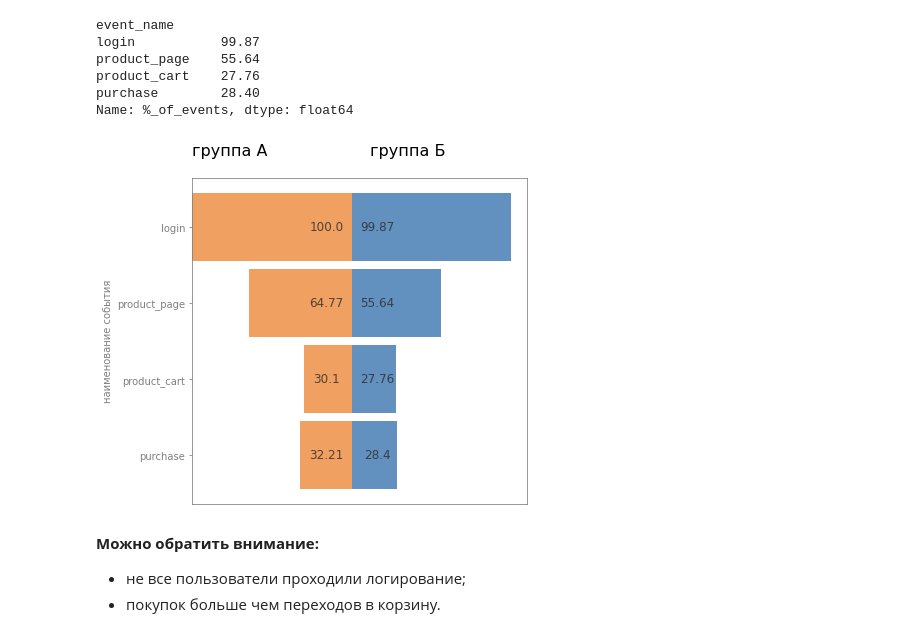
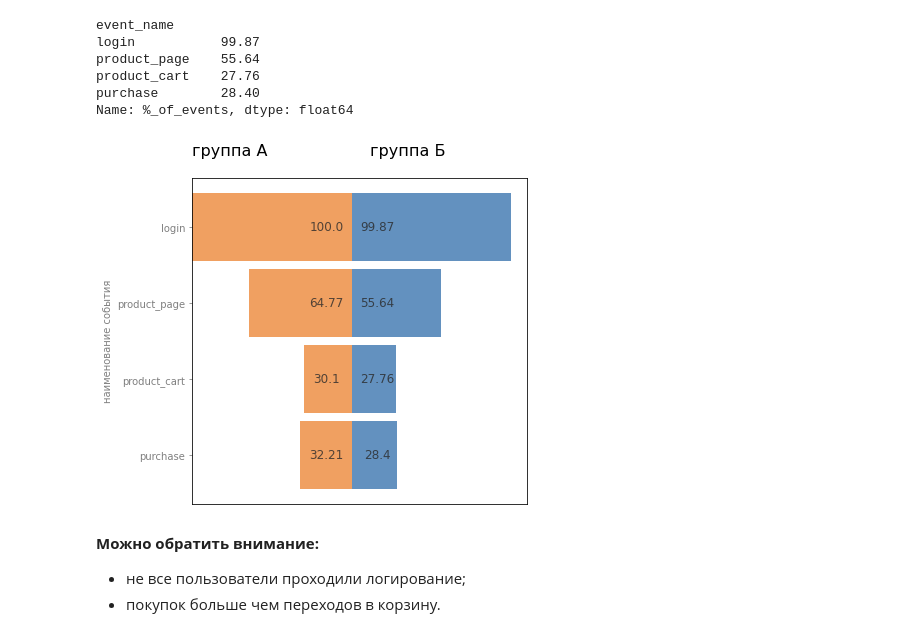
Before and after one commit to Maks-1011/project-examples, a Jupyter notebook: ab_test/ab_test.ipynb, the cells around one changed output. Cells and saved outputs as stored; diff of their text form; code cells hidden in the pictures.

Commit message:
fix_graphs

```diff
--- a/ab_test/ab_test.ipynb
+++ b/ab_test/ab_test.ipynb
@@ -1208,39 +1202,34 @@ x_min = 0
 # группа A
 for idx, val in enumerate(a_funnel.values):
     left = (x_max - val)/2
     plt.barh(y[idx], a_funnel.values[idx]/2, left = left, color=color_a, height=.9, alpha=0.8)
 
     plt.text(42, y[idx]-.05, a_funnel.values[idx], ha='center',
                  fontsize=12, color='#2A2A2A', alpha=0.8)
 
 
 # группа Б
 for idx, val in enumerate(b_funnel.values):
     left = (x_max - val)/2
     plt.barh(y[idx], b_funnel.values[idx]/2, left = left + b_funnel.values[idx]/2,
              color=color_b, height=.9, alpha=0.8)
 
     plt.text(58, y[idx]-.05, b_funnel.values[idx], ha='center',
                  fontsize=12, color='#2A2A2A', alpha=0.8)
 
 
 
 plt.yticks([4, 3, 2, 1], ['login', 'product_page',
                               'product_cart', 'purchase'])
 plt.ylabel('наименование события', color='grey')
 
 plt.title('группа А' + ' '*20 +'группа Б', size = 16, loc='left',
                   y= 1.05, x = 0.0 )
 plt.xticks([])
 
 ax.tick_params(colors='grey', labelsize = 10) # настройка значений осей
-
-ax.spines['top'].set_color('grey')
-ax.spines['left'].set_color('grey')
-ax.spines['right'].set_color('grey')
-ax.spines['bottom'].set_color('grey') #  цвет лини оси X;
 # %% [output]
-[figure, old version]
+[figure, new version]
 # %% [markdown]
 __Можно обратить внимание:__
 - не все пользователи проходили логирование;
```
Also changed, not shown: parts of 5 cells of this notebook.
